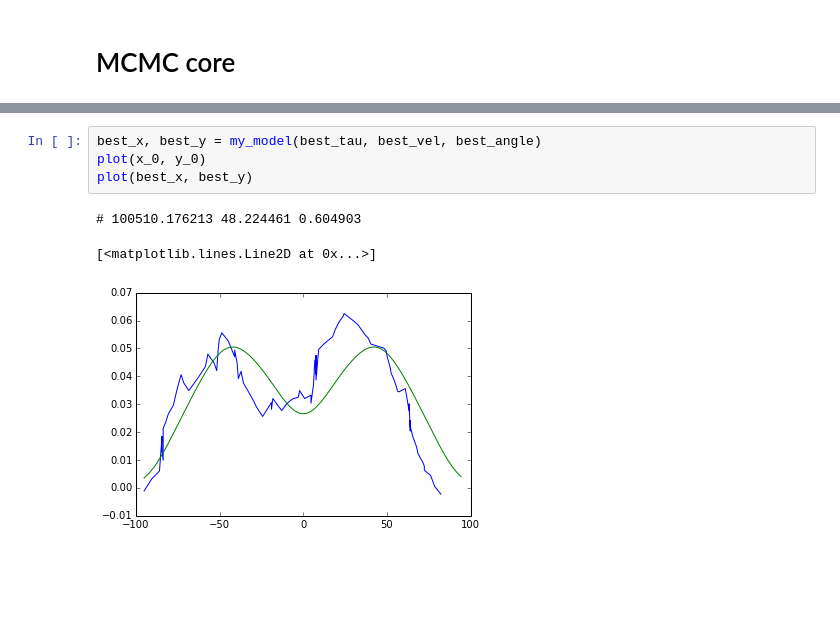
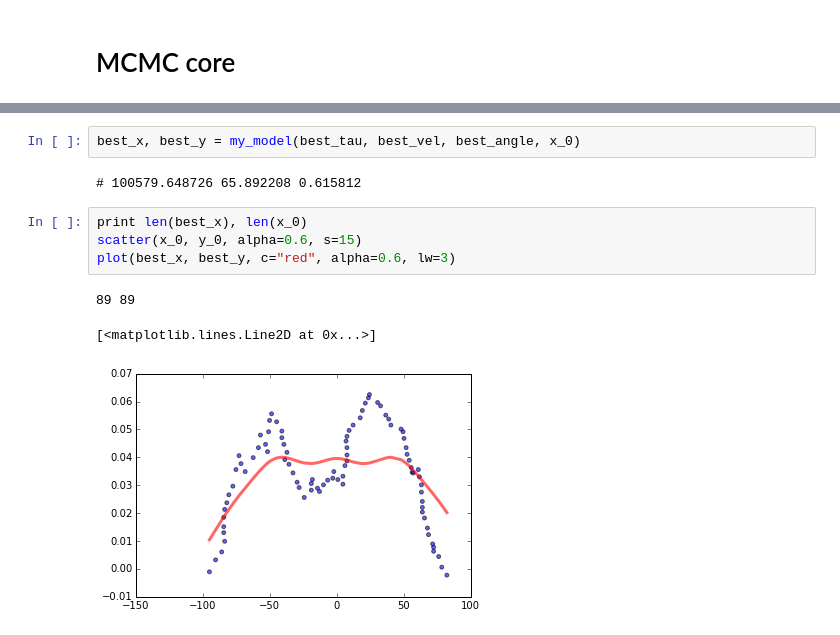
Before and after one commit to jngaravitoc/Lya-MCMC, a Jupyter notebook: code/MCMC_fit.ipynb, the cells around one changed output, grey strips where cells are left out. Saved outputs shown, nothing was run; the diff lists cells and outputs as text; blank space fills up the shorter version.

```diff
--- a/code/MCMC_fit.ipynb
+++ b/code/MCMC_fit.ipynb
@@ -142,9 +148,13 @@ print best_angle
 # %%
-best_x, best_y = my_model(best_tau, best_vel, best_angle)
-plot(x_0, y_0)
-plot(best_x, best_y)
+best_x, best_y = my_model(best_tau, best_vel, best_angle, x_0)
 # %% [output]
-# 100510.176213 48.224461 0.604903
+# 100579.648726 65.892208 0.615812
-[<matplotlib.lines.Line2D at 0x...>]
-[figure, removed]
+# %%
+print len(best_x), len(x_0)
+scatter(x_0, y_0, alpha=0.6, s=15)
+plot(best_x, best_y, c="red", alpha=0.6, lw=3)
+# %% [output]
+89 89
+[<matplotlib.lines.Line2D at 0x...>]
+[figure, added]
 # %%
```
Also changed, not shown: parts of 11 cells of this notebook, 2 other files.
